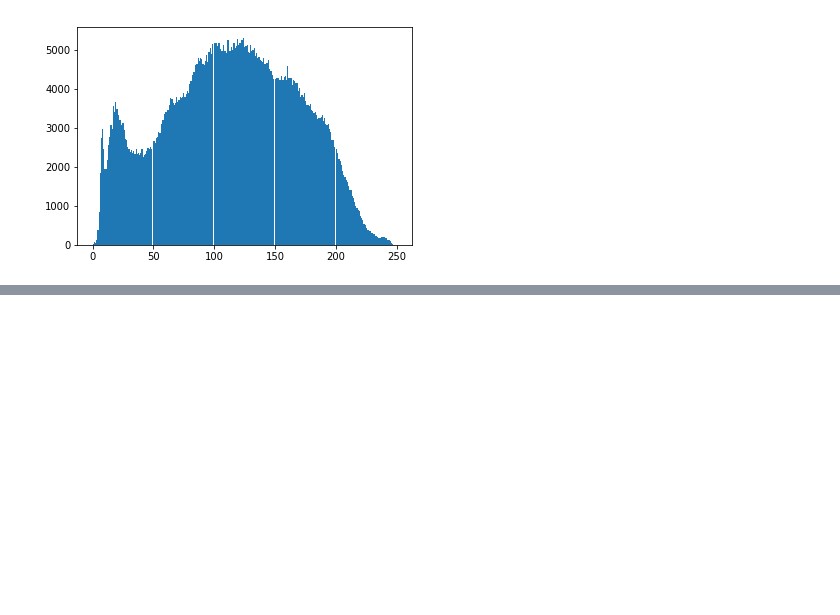
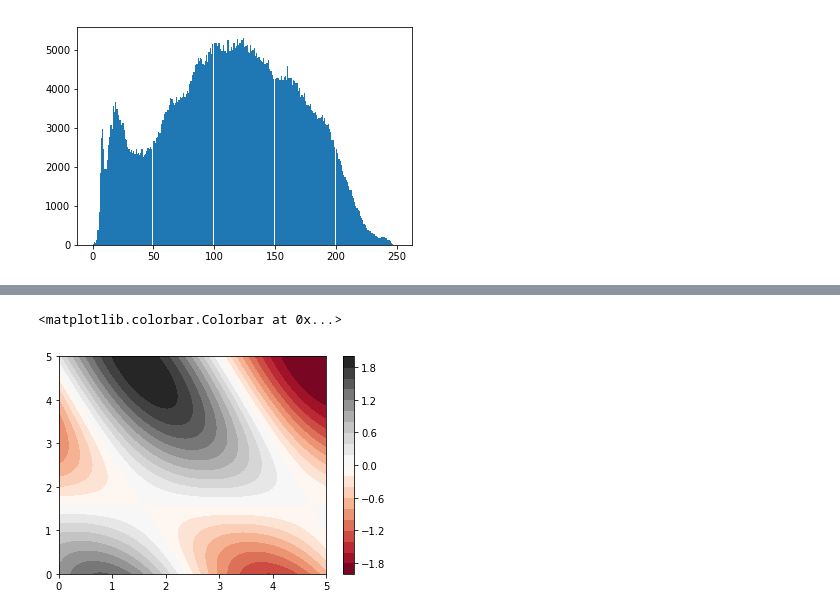
Before and after one commit to FatimaMoqran/Numpy-and-Visualisation, a Jupyter notebook: Datavisualisation_dataset.ipynb, the cells around one changed output, grey strips where cells are left out. Cells and saved outputs as stored; diff of their text form; code cells hidden in the pictures; blank space fills up the shorter version.

```diff
--- a/Datavisualisation_dataset.ipynb
+++ b/Datavisualisation_dataset.ipynb
@@ -130,0 +139,7 @@ plt.show()
+# %%
+#color map
+plt.contourf(X,Y,Z, 20, cmap = 'RdGy')
+plt.colorbar()
+# %% [output]
+<matplotlib.colorbar.Colorbar at 0x...>
+[figure, added]
```
Also changed, not shown: parts of 4 cells of this notebook.
